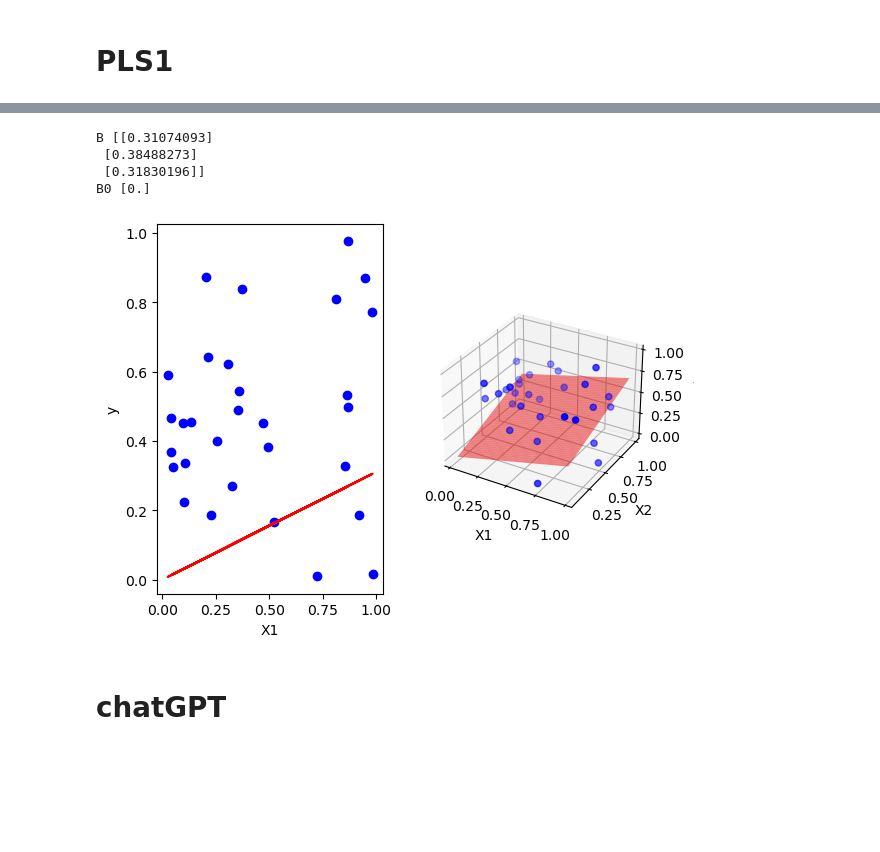
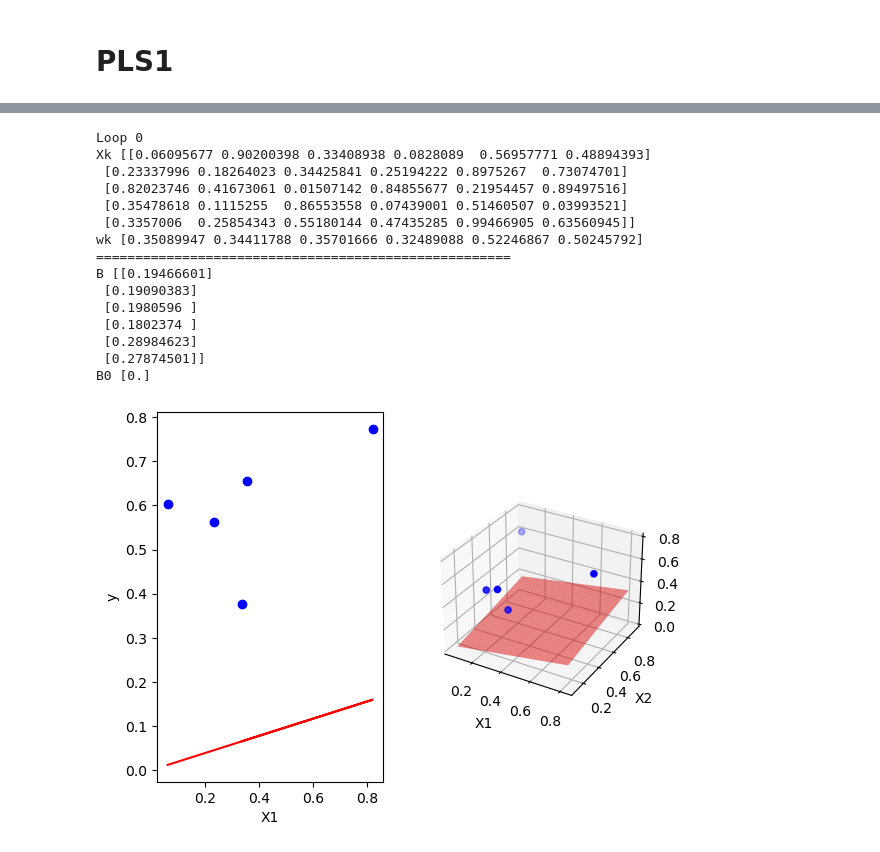
Before and after one commit to qkhanh711/Numerical_methods, a Jupyter notebook: NumericalAlgorithms/Partial_Least_Squares/PLS_scratch.ipynb, the cells around one changed output, grey strips where cells are left out. Drawn from its saved outputs; the diff is of its cells as text; code cells hidden in the pictures; blank space fills up the shorter version.

```diff
--- a/NumericalAlgorithms/Partial_Least_Squares/PLS_scratch.ipynb
+++ b/NumericalAlgorithms/Partial_Least_Squares/PLS_scratch.ipynb
@@ -118,18 +195,27 @@ plot_2and_3D(X, y, B, B0)
 # %%
-random_data_X = np.random.rand(30, 3)
-# print(random_data_X)
-random_data_y = np.random.rand(30)
+num_samples = 5
+random_data_X = np.random.rand(num_samples, 6)
+random_data_y = np.random.rand(num_samples)
 
-B, B0 = PLS1(random_data_X, random_data_y, 1)
+B, B0 = PLS1Alg(random_data_X, random_data_y, 1).PLS1()
 print("B",B)
 print("B0",B0)
 
 plot_2and_3D(random_data_X, random_data_y, B, B0)
 # %% [output]
-B [[0.31074093]
- [0.38488273]
- [0.31830196]]
+Loop 0
+Xk [[0.06095677 0.90200398 0.33408938 0.0828089  0.56957771 0.48894393]
+ [0.23337996 0.18264023 0.34425841 0.25194222 0.8975267  0.73074701]
+ [0.82023746 0.41673061 0.01507142 0.84855677 0.21954457 0.89497516]
+ [0.35478618 0.1115255  0.86553558 0.07439001 0.51460507 0.03993521]
+ [0.3357006  0.25854343 0.55180144 0.47435285 0.99466905 0.63560945]]
+wk [0.35089947 0.34411788 0.35701666 0.32489088 0.52246867 0.50245792]
+=====================================================
+B [[0.19466601]
+ [0.19090383]
+ [0.1980596 ]
+ [0.1802374 ]
+ [0.28984623]
+ [0.27874501]]
 B0 [0.]
-[figure, old version]
+[figure, new version]
-# %% [markdown]
-# chatGPT
```
Also changed, not shown: parts of 4 cells of this notebook, 2 other files.
